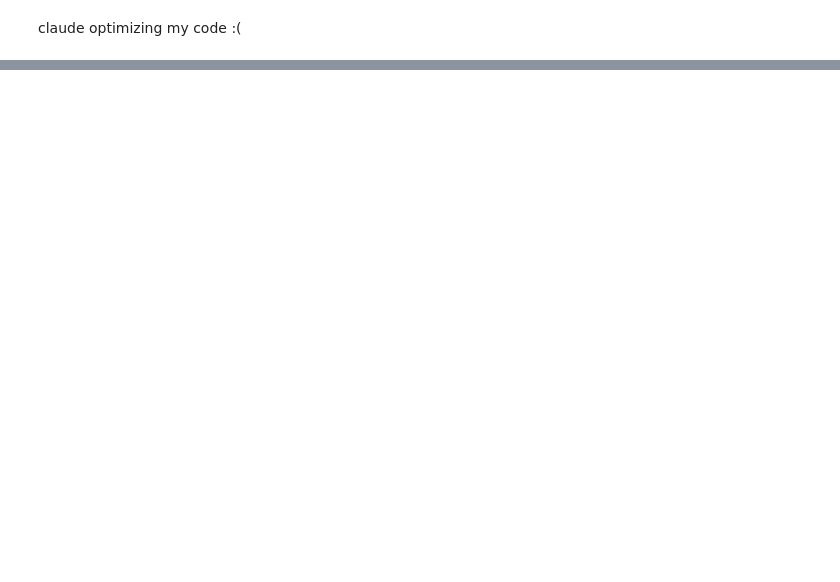
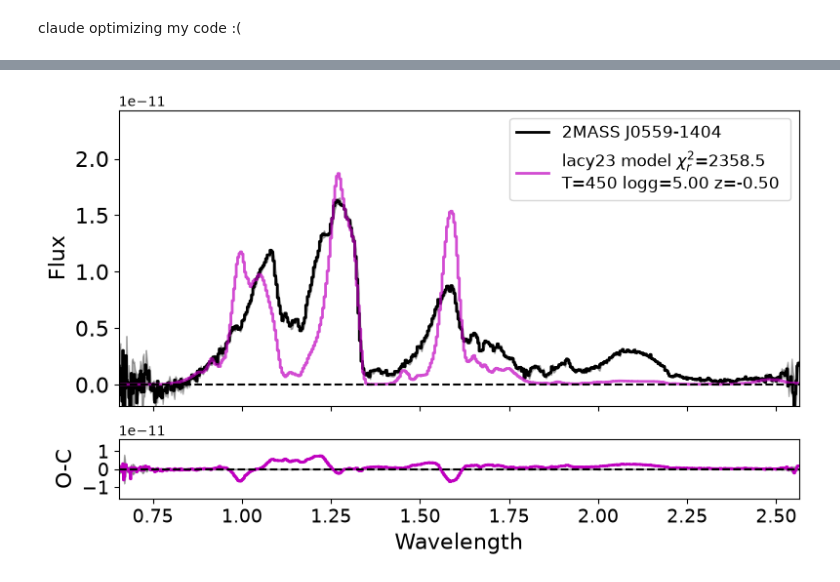
Before and after one commit to e-pritchard/Evan_CSL_Summer_2026, a Jupyter notebook: MCMC_workspace/notebooks/4_more_discrete_parameter_testing.ipynb, the cells around one changed output, grey strips where cells are left out. Saved outputs shown, nothing was run; the diff lists cells and outputs as text; code cells hidden in the pictures; blank space fills up the shorter version.

Commit message:
Latest emcee tests and updates. Please try out notebook 6 in mcmc_workspace

```diff
--- a/MCMC_workspace/notebooks/4_more_discrete_parameter_testing.ipynb
+++ b/MCMC_workspace/notebooks/4_more_discrete_parameter_testing.ipynb
@@ -862,0 +1024,2 @@ Constraining cld to within LC
+# %%
+ipar = get_ipar(bestfit_grid_key, par=bestfit_grid)
@@ -867,13 +1069,14 @@ def log_L(theta, sp, key):
     y = sp.flux.value
     dy = sp.noise.value
 
-    interpolator = interp_mask_dict[key]
+    interpolator = interp_dict[key]
 
     try:
         model = interpolator(theta)
 
     except:
         print("exit 1")
+        return -np.inf
 
     if not np.all(np.isfinite(model)):
         print(f"exit 2")
@@ -1052,0 +2019,80 @@ glorp.run_mcmc(initial_guesses, 10000)
+# %%
+pfitc = None
+pfitd = None
+plimits = None
+interp_dict = None
+interp_cols_dict = None
+interp_mask_dict = None
+
+# Model with NO discrete columns
+# =================================
+# models, wave = ucdmcmc.getModelSet("dback24")
+# sp = ucdmcmc.getSample("SPEX-PRISM")
+
+# models, wave = ucdmcmc.getModelSet("sphinx23")
+# sp = ucdmcmc.getSample("SPEX-PRISM")
+
+# models, wave = ucdmcmc.getModelSet("sonora21")
+# sp = ucdmcmc.getSample("SPEX-PRISM")
+
+# models, wave = ucdmcmc.getModelSet("newera25")
+# sp = ucdmcmc.getSample("SPEX-PRISM")
+
+# models, wave = ucdmcmc.getModelSet("lowz")
+# sp = ucdmcmc.getSample("SPEX-PRISM")
+
+
+# Model with 1 discrete column (3 discrete values)
+# =================================
+models, wave = ucdmcmc.getModelSet("lacy23") #key error (0)
+sp = ucdmcmc.getSample("SPEX-PRISM")
+
+# models, wave = ucdmcmc.getModelSet("exorem21") # key error in fitmcmc (0)
+# sp = ucdmcmc.getSample("SPEX-PRISM")
+
+
+# Model with 2 discrete columns (2 discrete values each)
+# =================================
+# models, wave = ucdmcmc.getModelSet("atmo20") # Works
+# sp = ucdmcmc.getSample("SPEX-PRISM")
+
+
+# FINAL BOSS OF TESTS:
+# models, wave = ucdmcmc.getModelSet("sphinx25") # key error in fitmcmc
+# sp = ucdmcmc.getSample("SPEX-PRISM")
+
+pfitc, pfitd, plimits = fitMCMC(sp, models)
+
+interp_dict, interp_cols_dict, interp_mask_dict = get_emcee_grids_cl()
+
+bestfit_grid = {}
+bestfit_grid_key = ()
+bestfit_rchi = np.inf
+
+# for key in list(interp_dict.keys()):
+#     gridfit_dict = fitGrid(sp, models, plimits={key})
+for combo in interp_dict.keys():
+    plimit = dict(zip(list(pfitd.keys()), list(combo)))
+    # print(20*"=")
+    # print(plimit)
+    # print(20*"=")
+    try:
+        gridfit_dict = fitGrid(sp, models, plimits=plimit)
+    except KeyError:
+        print(f"{combo} IS A BROKEN GRID")
+        continue
+
+    if gridfit_dict["rchi"] < bestfit_rchi:
+        bestfit_grid = gridfit_dict
+        bestfit_grid_key = combo
+        bestfit_rchi = gridfit_dict["rchi"]
+
+# bestfit_rchi
+
+ipar = get_ipar(bestfit_grid_key,
+                par=bestfit_grid
+                )
+
+glorp_ensemble = emcee.EnsembleSampler(N_WALKERS, len(interp_cols_dict[bestfit_grid_key]), log_L, args=(sp, bestfit_grid_key))
+glorp_ensemble.run_mcmc(ipar, 10000)
+# %% [output]
@@ -1052,0 +2117 @@ glorp.run_mcmc(initial_guesses, 10000)
+[figure, added]
```
Also changed, not shown: parts of 36 cells of this notebook, 2 other files.
